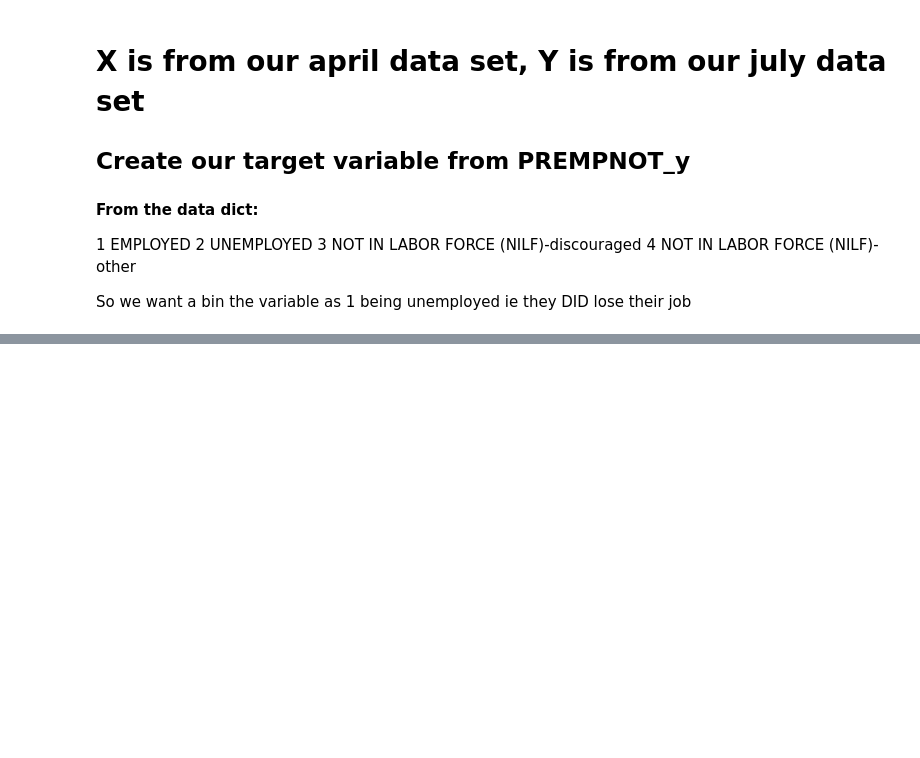
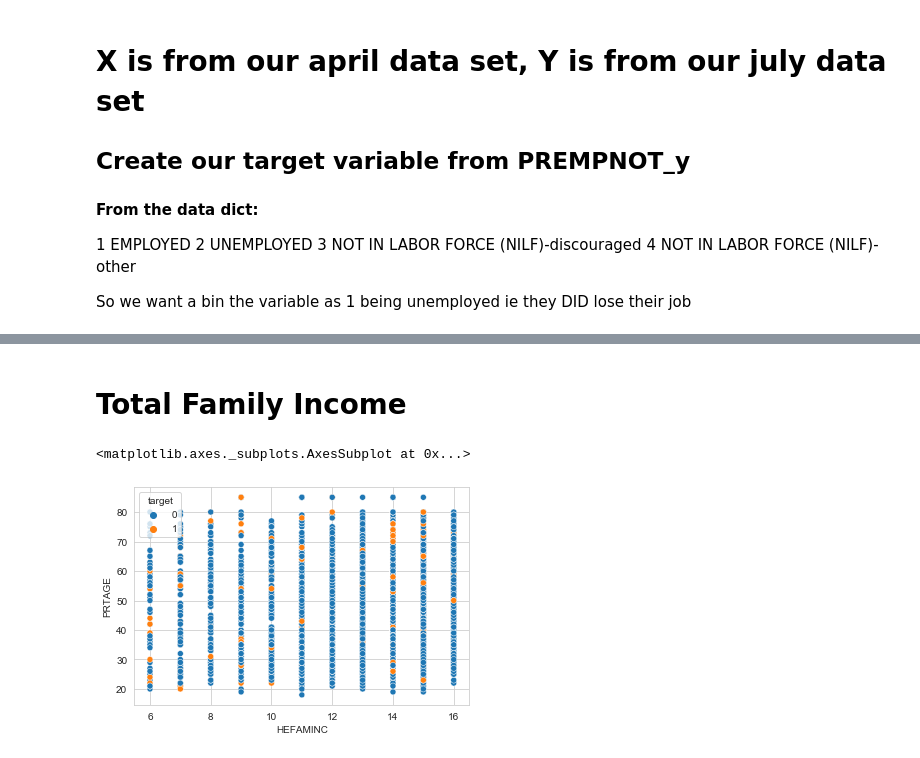
Before and after one commit to danvalen1/Corona-Employment, a Jupyter notebook: notebooks/tjh/mergedOncensus.ipynb, the cells around one changed output, grey strips where cells are left out. Saved outputs shown, nothing was run; the diff lists cells and outputs as text; code cells hidden in the pictures; blank space fills up the shorter version.

```diff
--- a/notebooks/tjh/mergedOncensus.ipynb
+++ b/notebooks/tjh/mergedOncensus.ipynb
@@ -101,0 +242,10 @@ census_df[census_df.PREMPNOT_y == -1]
+# %%
+# 'HEHOUSUT' aka type of housing
+def housing_cat(n):
+    if n == 1:
+        return 'HU'
+    elif n != 1:
+        return 'other'
+# %%
+df['housing_cat'] = df.HEHOUSUT.apply(housing_cat)
+df['housing_cat'].value_counts()
@@ -101,0 +266,8 @@ census_df[census_df.PREMPNOT_y == -1]
+# %%
+def metro_cat(n):
+    if n == 1 or n==3:
+        return 1
+    else:
+        return 0
+# %%
+df['metropolitan'] = df.GTMETSTA.apply(metro_cat)
@@ -101,0 +285,7 @@ census_df[census_df.PREMPNOT_y == -1]
+# %% [markdown]
+# Total Family Income
+# %%
+sns.scatterplot(data=df[df.HEFAMINC > 5], x='HEFAMINC', y='PRTAGE', hue='target')
+# %% [output]
+<matplotlib.axes._subplots.AxesSubplot at 0x...>
+[figure, added]
```
Also changed, not shown: parts of 32 cells of this notebook, 2 other files.
